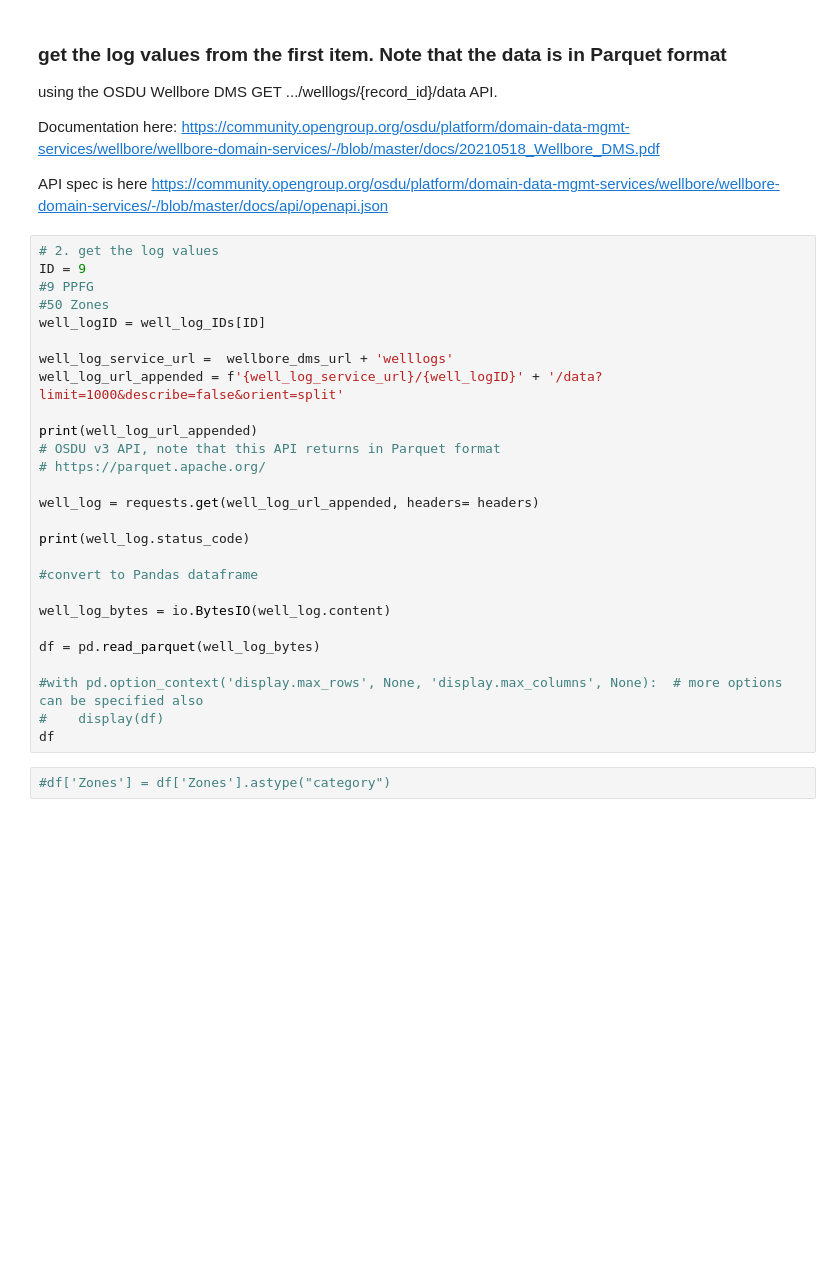
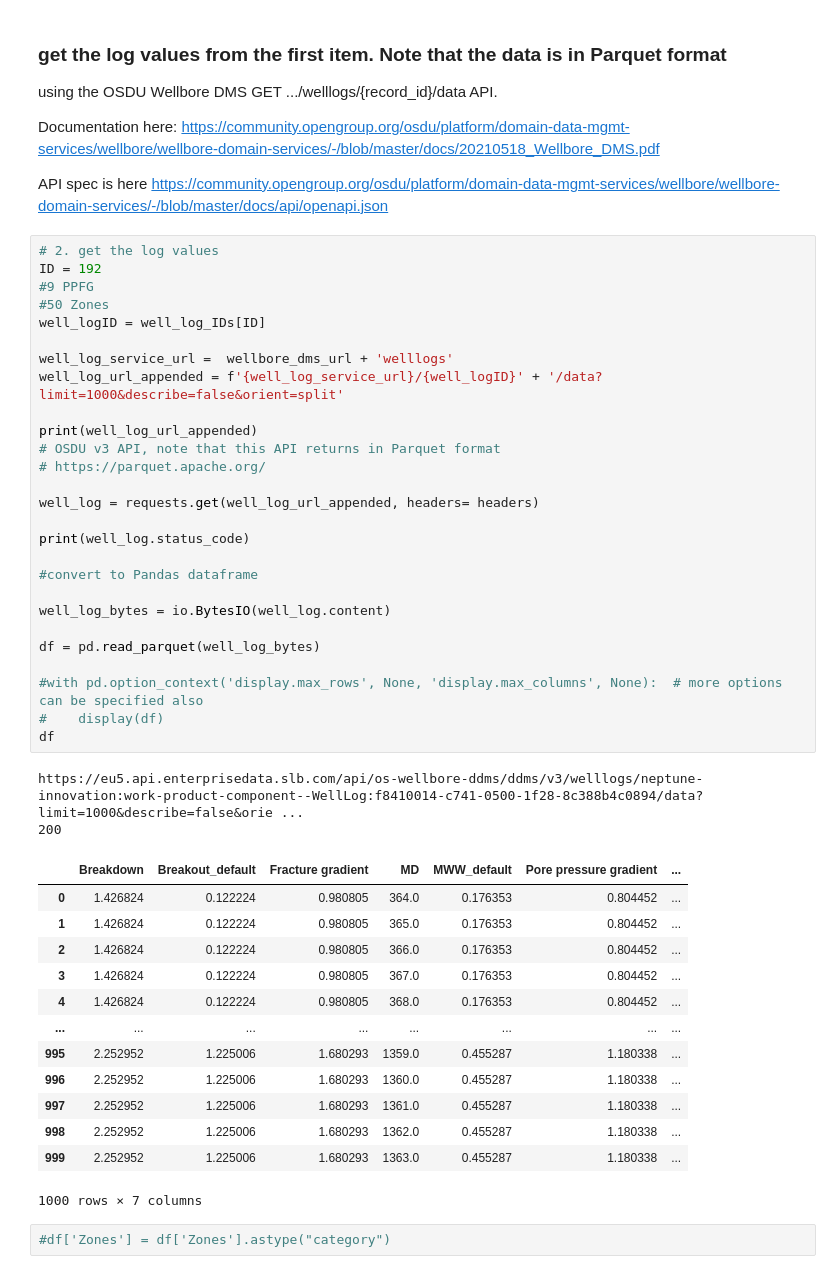
Before and after one commit to terjebja/osdu_notebook, a Jupyter notebook: OSDU_w_SAuth_example_Terje_Berg (2).ipynb, the cells around one changed output. Saved outputs shown, nothing was run; the diff lists cells and outputs as text; blank space fills up the shorter version.

```diff
--- a/OSDU_w_SAuth_example_Terje_Berg (2).ipynb
+++ b/OSDU_w_SAuth_example_Terje_Berg (2).ipynb
@@ -280,31 +354,47 @@ API spec is here
 https://community.opengroup.org/osdu/platform/domain-data-mgmt-services/wellbore/wellbore-domain-services/-/blob/master/docs/api/openapi.json
 # %%
 # 2. get the log values
-ID = 9
+ID = 192
 #9 PPFG
 #50 Zones
 well_logID = well_log_IDs[ID]
 
 well_log_service_url =  wellbore_dms_url + 'welllogs'
 well_log_url_appended = f'{well_log_service_url}/{well_logID}' + '/data?limit=1000&describe=false&orient=split'
 
 print(well_log_url_appended)
 # OSDU v3 API, note that this API returns in Parquet format
 # https://parquet.apache.org/
 
 well_log = requests.get(well_log_url_appended, headers= headers)
 
 print(well_log.status_code)
 
 #convert to Pandas dataframe
 
 well_log_bytes = io.BytesIO(well_log.content)
 
 df = pd.read_parquet(well_log_bytes)
 
 #with pd.option_context('display.max_rows', None, 'display.max_columns', None):  # more options can be specified also
 #    display(df)
 df
+# %% [output]
+https://eu5.api.enterprisedata.slb.com/api/os-wellbore-ddms/ddms/v3/welllogs/neptune-innovation:work-product-component--WellLog:f8410014-c741-0500-1f28-8c388b4c0894/data?limit=1000&describe=false&orie ...
+200
+|  | Breakdown | Breakout_default | Fracture gradient | MD | MWW_default | Pore pressure gradient | ... |
+| 0 | 1.426824 | 0.122224 | 0.980805 | 364.0 | 0.176353 | 0.804452 | ... |
+| 1 | 1.426824 | 0.122224 | 0.980805 | 365.0 | 0.176353 | 0.804452 | ... |
+| 2 | 1.426824 | 0.122224 | 0.980805 | 366.0 | 0.176353 | 0.804452 | ... |
+| 3 | 1.426824 | 0.122224 | 0.980805 | 367.0 | 0.176353 | 0.804452 | ... |
+| 4 | 1.426824 | 0.122224 | 0.980805 | 368.0 | 0.176353 | 0.804452 | ... |
+| ... | ... | ... | ... | ... | ... | ... | ... |
+| 995 | 2.252952 | 1.225006 | 1.680293 | 1359.0 | 0.455287 | 1.180338 | ... |
+| 996 | 2.252952 | 1.225006 | 1.680293 | 1360.0 | 0.455287 | 1.180338 | ... |
+| 997 | 2.252952 | 1.225006 | 1.680293 | 1361.0 | 0.455287 | 1.180338 | ... |
+| 998 | 2.252952 | 1.225006 | 1.680293 | 1362.0 | 0.455287 | 1.180338 | ... |
+| 999 | 2.252952 | 1.225006 | 1.680293 | 1363.0 | 0.455287 | 1.180338 | ... |
+1000 rows × 7 columns
 # %%
 #df['Zones'] = df['Zones'].astype("category")
 # %%
```
Also changed, not shown: parts of 12 cells of this notebook.
